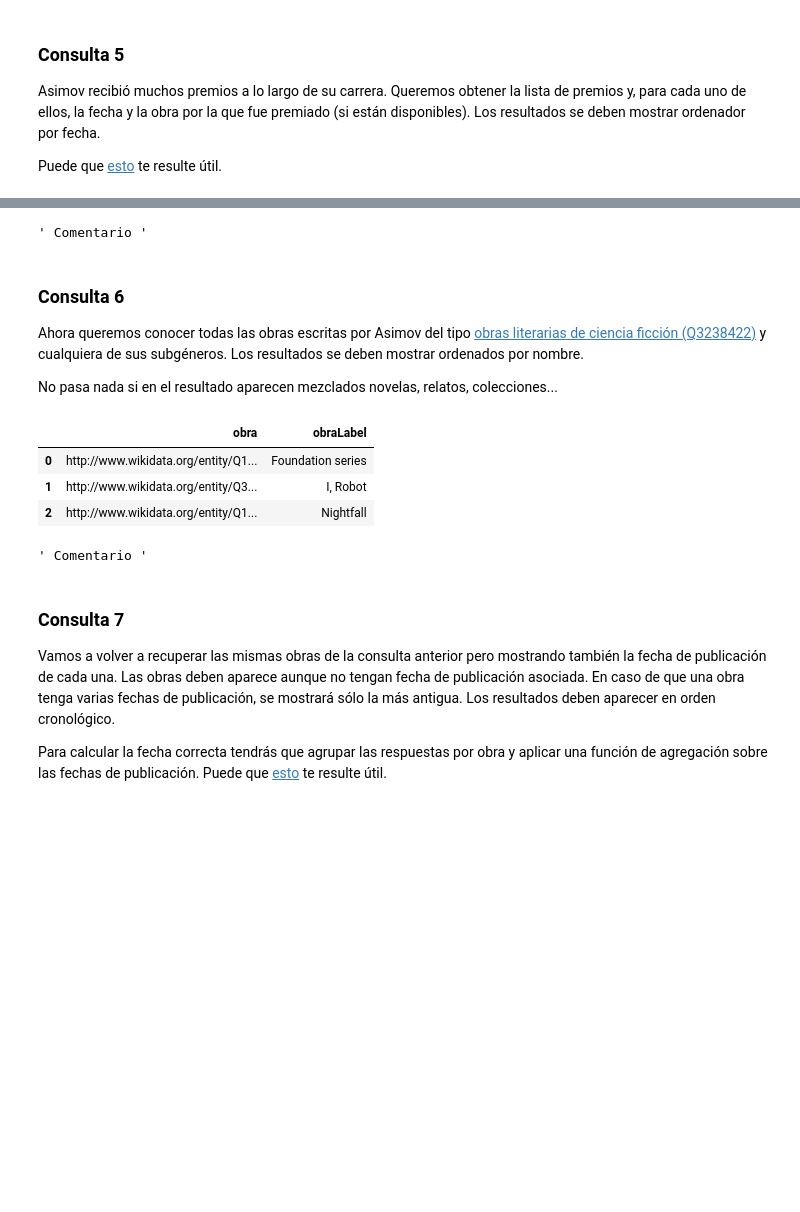
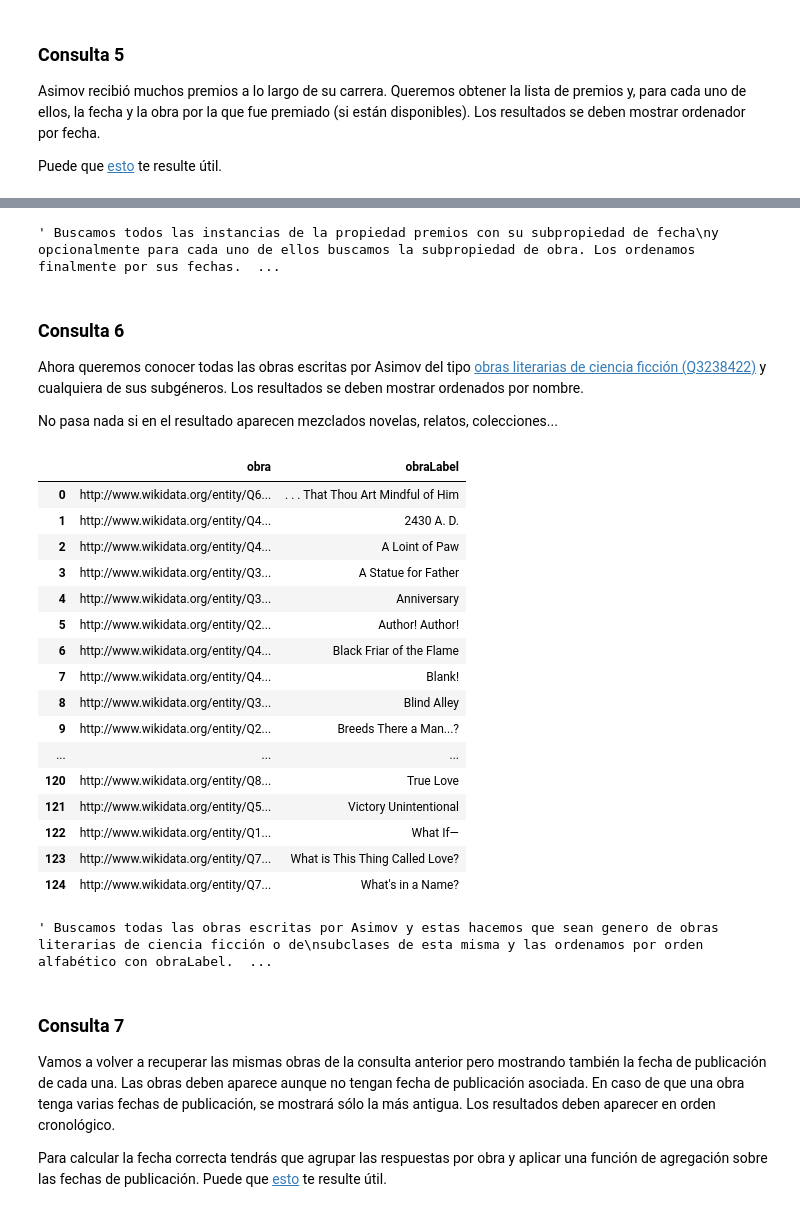
Before and after one commit to Carlanganas98/IA2, a Jupyter notebook: Pr3/P_sparql_enunciado.ipynb, the cells around one changed output, grey strips where cells are left out. Saved outputs shown, nothing was run; the diff lists cells and outputs as text; code cells hidden in the pictures; blank space fills up the shorter version.

```diff
--- a/Pr3/P_sparql_enunciado.ipynb
+++ b/Pr3/P_sparql_enunciado.ipynb
@@ -210,10 +215,11 @@ ORDER BY ?fecha
 | 22 | http://www.wikidata.org/entity/Q1... | Hugo Award for Best Related Work | 1995-01-01T00:00:00Z | None | None |
 | 23 | http://www.wikidata.org/entity/Q2... | Retro Hugo Award | 1996-01-01T00:00:00Z | None | None |
 | 24 | http://www.wikidata.org/entity/Q4... | Science Fiction and Fantasy Hall ... | 1997-01-01T00:00:00Z | None | None |
-# %%
-""" Comentario """
-# %% [output]
-' Comentario '
+# %%
+""" Buscamos todos las instancias de la propiedad premios con su subpropiedad de fecha
+y opcionalmente para cada uno de ellos buscamos la subpropiedad de obra. Los ordenamos finalmente por sus fechas. """
+# %% [output]
+' Buscamos todos las instancias de la propiedad premios con su subpropiedad de fecha\ny opcionalmente para cada uno de ellos buscamos la subpropiedad de obra. Los ordenamos finalmente por sus fechas.  ...
 # %% [markdown]
 ### Consulta 6
 
@@ -223,22 +229,36 @@ No pasa nada si en el resultado aparecen mezclados novelas, relatos, colecciones
 # %%
 %%wdsparql
 SELECT ?obra ?obraLabel
 WHERE
 {
-  wd:Q34981 wdt:P800 ?obra.
+  ?obra wdt:P50 wd:Q34981.
   ?obra wdt:P136/wdt:P279* wd:Q3238422.
   SERVICE wikibase:label { bd:serviceParam wikibase:language "en". }
 }
 ORDER BY ?obraLabel
 # %% [output]
 |  | obra | obraLabel |
-| 0 | http://www.wikidata.org/entity/Q1... | Foundation series |
-| 1 | http://www.wikidata.org/entity/Q3... | I, Robot |
-| 2 | http://www.wikidata.org/entity/Q1... | Nightfall |
+| 0 | http://www.wikidata.org/entity/Q6... | . . . That Thou Art Mindful of Him |
+| 1 | http://www.wikidata.org/entity/Q4... | 2430 A. D. |
+| 2 | http://www.wikidata.org/entity/Q4... | A Loint of Paw |
+| 3 | http://www.wikidata.org/entity/Q3... | A Statue for Father |
+| 4 | http://www.wikidata.org/entity/Q3... | Anniversary |
+| 5 | http://www.wikidata.org/entity/Q2... | Author! Author! |
+| 6 | http://www.wikidata.org/entity/Q4... | Black Friar of the Flame |
+| 7 | http://www.wikidata.org/entity/Q4... | Blank! |
+| 8 | http://www.wikidata.org/entity/Q3... | Blind Alley |
+| 9 | http://www.wikidata.org/entity/Q2... | Breeds There a Man...? |
+| ... | ... | ... |
+| 120 | http://www.wikidata.org/entity/Q8... | True Love |
+| 121 | http://www.wikidata.org/entity/Q5... | Victory Unintentional |
+| 122 | http://www.wikidata.org/entity/Q1... | What If— |
+| 123 | http://www.wikidata.org/entity/Q7... | What is This Thing Called Love? |
+| 124 | http://www.wikidata.org/entity/Q7... | What's in a Name? |
-# %%
-""" Comentario """
-# %% [output]
-' Comentario '
+# %%
+""" Buscamos todas las obras escritas por Asimov y estas hacemos que sean genero de obras literarias de ciencia ficción o de
+subclases de esta misma y las ordenamos por orden alfabético con obraLabel. """
+# %% [output]
+' Buscamos todas las obras escritas por Asimov y estas hacemos que sean genero de obras literarias de ciencia ficción o de\nsubclases de esta misma y las ordenamos por orden alfabético con obraLabel.  ...
 # %% [markdown]
 ### Consulta 7
 
```
Also changed, not shown: parts of 22 cells of this notebook.
